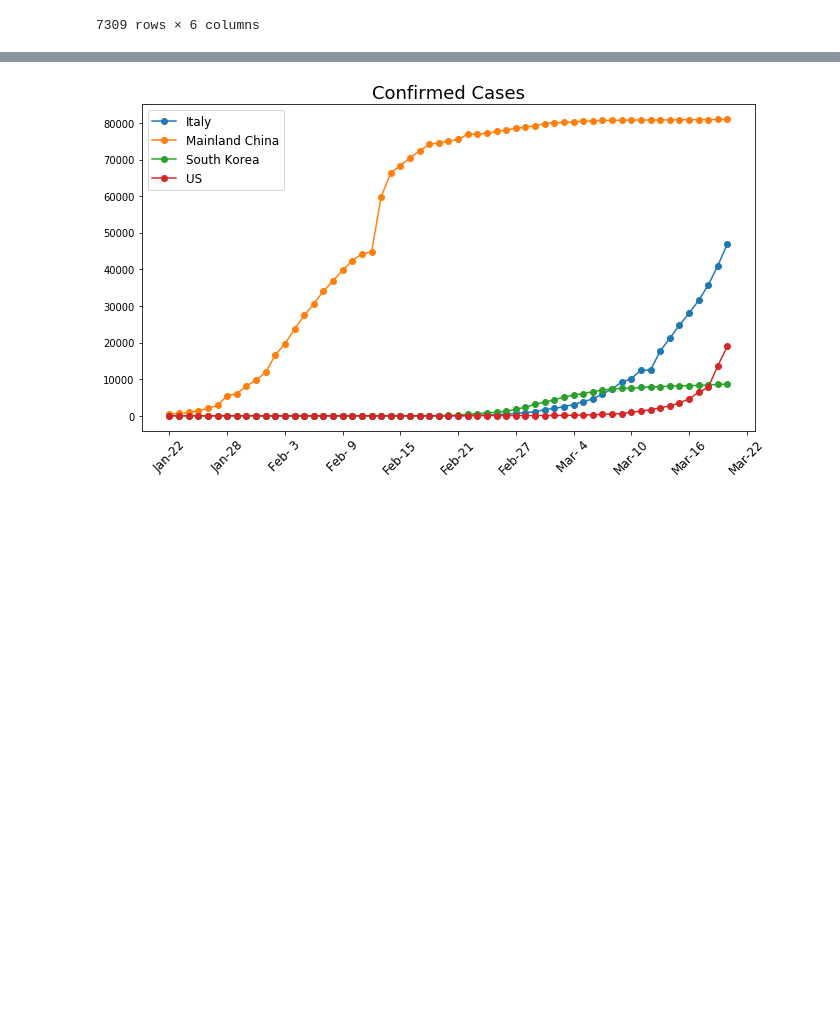
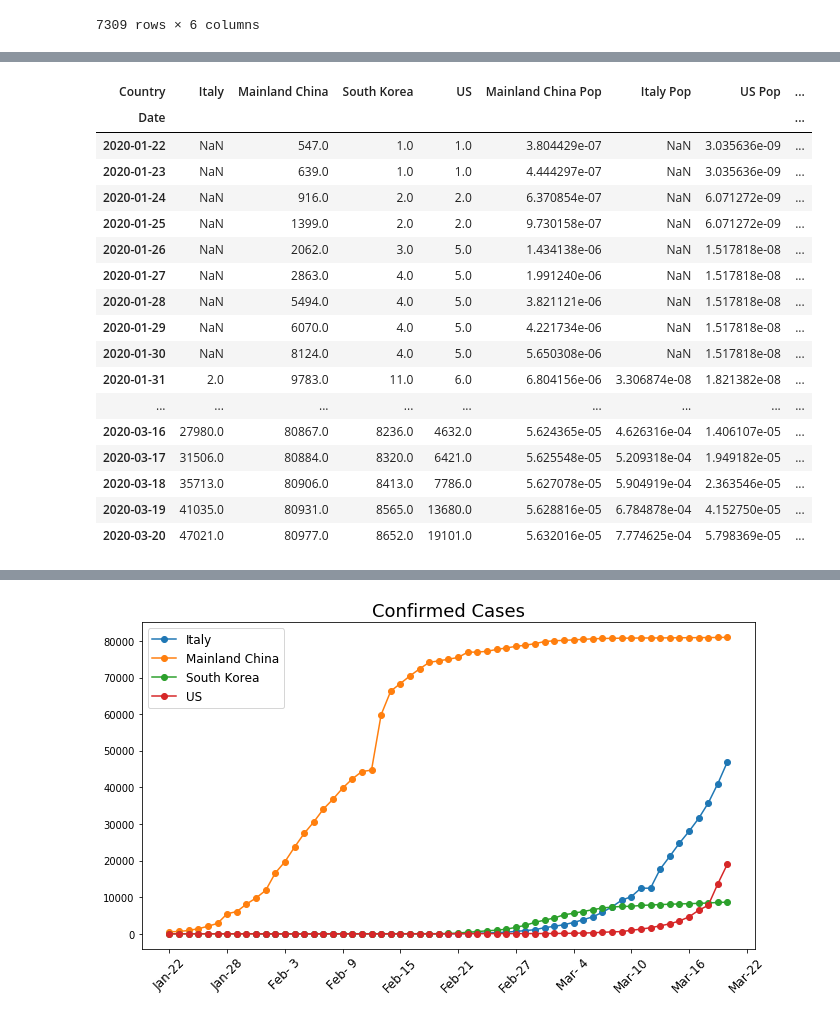
Before and after one commit to ryanthelen/Projects, a Jupyter notebook: Corona Virus Data.ipynb, the cells around one changed output, grey strips where cells are left out. Saved outputs shown, nothing was run; the diff lists cells and outputs as text; code cells hidden in the pictures; blank space fills up the shorter version.

```diff
--- a/Corona Virus Data.ipynb
+++ b/Corona Virus Data.ipynb
@@ -99,0 +94,27 @@ country[country['Confirmed']>1000].sort_values(['Death Rate'],ascending=False).s
+# %%
+hist=daily.groupby(['Country','Date']).Confirmed.sum().loc[(['US','Italy','South Korea','Mainland China'])].unstack(level=0)
+populations=pd.Series({'Italy':60480086,'Mainland China':1437797823,'South Korea':51257113,'US':329420235},name='Population')
+hist['Mainland China Pop']= hist['Mainland China']/populations.loc['Mainland China']
+hist['Italy Pop']=hist['Italy']/populations.loc['Italy']
+hist['US Pop']=hist['US']/populations.loc['US']
+hist['South Korea Pop']=hist['South Korea']/populations.loc['South Korea']
+hist
+# %% [output]
+| Country | Italy | Mainland China | South Korea | US | Mainland China Pop | Italy Pop | US Pop | ... |
+| Date |  |  |  |  |  |  |  | ... |
+| 2020-01-22 | NaN | 547.0 | 1.0 | 1.0 | 3.804429e-07 | NaN | 3.035636e-09 | ... |
+| 2020-01-23 | NaN | 639.0 | 1.0 | 1.0 | 4.444297e-07 | NaN | 3.035636e-09 | ... |
+| 2020-01-24 | NaN | 916.0 | 2.0 | 2.0 | 6.370854e-07 | NaN | 6.071272e-09 | ... |
+| 2020-01-25 | NaN | 1399.0 | 2.0 | 2.0 | 9.730158e-07 | NaN | 6.071272e-09 | ... |
+| 2020-01-26 | NaN | 2062.0 | 3.0 | 5.0 | 1.434138e-06 | NaN | 1.517818e-08 | ... |
+| 2020-01-27 | NaN | 2863.0 | 4.0 | 5.0 | 1.991240e-06 | NaN | 1.517818e-08 | ... |
+| 2020-01-28 | NaN | 5494.0 | 4.0 | 5.0 | 3.821121e-06 | NaN | 1.517818e-08 | ... |
+| 2020-01-29 | NaN | 6070.0 | 4.0 | 5.0 | 4.221734e-06 | NaN | 1.517818e-08 | ... |
+| 2020-01-30 | NaN | 8124.0 | 4.0 | 5.0 | 5.650308e-06 | NaN | 1.517818e-08 | ... |
+| 2020-01-31 | 2.0 | 9783.0 | 11.0 | 6.0 | 6.804156e-06 | 3.306874e-08 | 1.821382e-08 | ... |
+| ... | ... | ... | ... | ... | ... | ... | ... | ... |
+| 2020-03-16 | 27980.0 | 80867.0 | 8236.0 | 4632.0 | 5.624365e-05 | 4.626316e-04 | 1.406107e-05 | ... |
+| 2020-03-17 | 31506.0 | 80884.0 | 8320.0 | 6421.0 | 5.625548e-05 | 5.209318e-04 | 1.949182e-05 | ... |
+| 2020-03-18 | 35713.0 | 80906.0 | 8413.0 | 7786.0 | 5.627078e-05 | 5.904919e-04 | 2.363546e-05 | ... |
+| 2020-03-19 | 41035.0 | 80931.0 | 8565.0 | 13680.0 | 5.628816e-05 | 6.784878e-04 | 4.152750e-05 | ... |
+| 2020-03-20 | 47021.0 | 80977.0 | 8652.0 | 19101.0 | 5.632016e-05 | 7.774625e-04 | 5.798369e-05 | ... |
```
Also changed, not shown: parts of 7 cells of this notebook.
